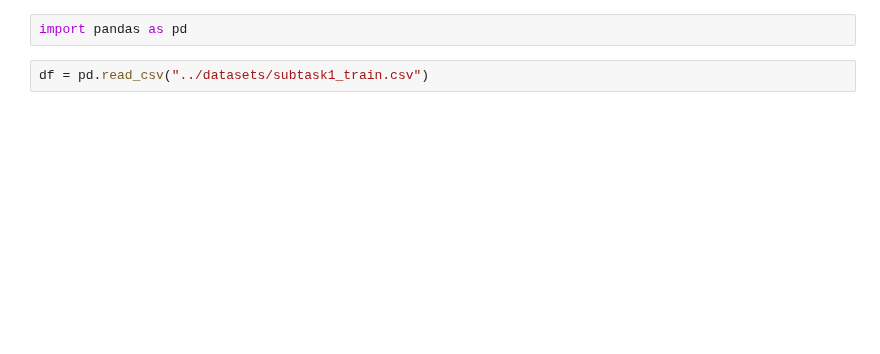
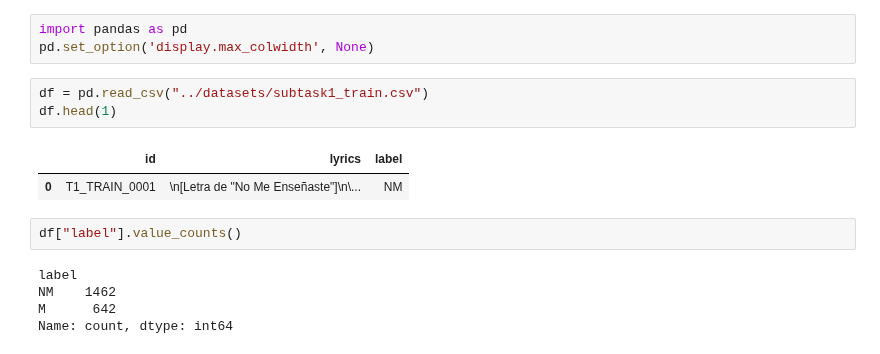
Before and after one commit to sdamians/DSVS_MiSonGyny2025, a Jupyter notebook: notebooks/subtask1_dataset.ipynb, the cells around one changed output. Drawn from its saved outputs; the diff is of its cells as text; blank space fills up the shorter version.

Commit message:
dataset cleaning and classifier modules

```diff
--- a/notebooks/subtask1_dataset.ipynb
+++ b/notebooks/subtask1_dataset.ipynb
@@ -1,5 +1,17 @@
 # %%
 import pandas as pd
+pd.set_option('display.max_colwidth', None)
+# %%
+df = pd.read_csv("../datasets/subtask1_train.csv")
+df.head(1)
+# %% [output]
+|  | id | lyrics | label |
+| 0 | T1_TRAIN_0001 | \n[Letra de "No Me Enseñaste"]\n\... | NM |
 # %%
-df = pd.read_csv("../datasets/subtask1_train.csv")
+df["label"].value_counts()
+# %% [output]
+label
+NM    1462
+M      642
+Name: count, dtype: int64
 # %%
```
Also changed, not shown: parts of 15 cells of this notebook, 12 other files.
